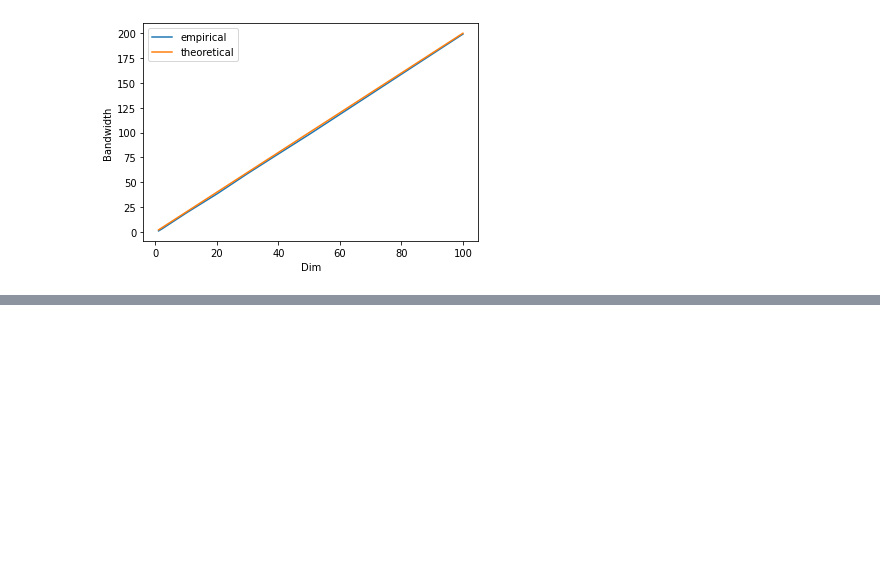
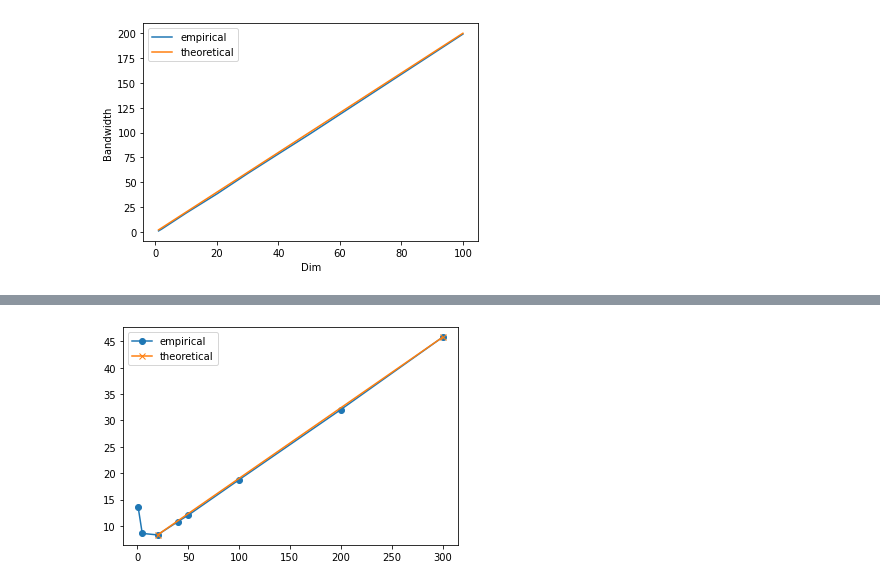
Before and after one commit to XingLLiu/u-stat-high-dim, a Jupyter notebook: scalability_with_dim.ipynb, the cells around one changed output, grey strips where cells are left out. Cells and saved outputs as stored; diff of their text form; code cells hidden in the pictures; blank space fills up the shorter version.

```diff
--- a/scalability_with_dim.ipynb
+++ b/scalability_with_dim.ipynb
@@ -147,4 +100,0 @@ def plot_ksd(dims, kernel_class, n):
-# %%
-tf.random.set_seed(1)
-dims = [1, 2, 5, 10, 20, 30, 40, 50, 60]
-ksd_empirical_list, ksd_theoretical_list, bandwidth_list = plot_ksd(dims, RBF, n=2000)
@@ -201,0 +256,7 @@ Text(0.5, 0, 'Dim')
+# %%
+tf.random.set_seed(2022)
+# dims = [1, 2, 5, 10, 20, 30, 40, 50, 100, 200, 300, 400, 500,]
+dims = [1, 5, 20, 40, 50, 100, 200, 300]
+
+res = repeat_compute_ksd(dims, RBF, n=4000, nreps=1, bandwidth_order=1., verbose=True)
+# res_over = repeat_compute_ksd(dims, RBF, n=4000, nreps=1, bandwidth_order=5., verbose=True)
@@ -201,0 +273,9 @@ Text(0.5, 0, 'Dim')
+# %%
+plt.plot(res["dim"], res["moment2_empirical"], marker="o", label="empirical")
+# plt.plot(res["dim"], res["moment2_theoretical"], marker="x", label="theoretical")
+res_dim = res["dim"].to_numpy()
+res_vals = res["moment2_empirical"].to_numpy()
+plt.plot([res_dim[2], res_dim[-1]], [res_vals[2], res_vals[-1]], marker="x", label="theoretical")
+_ = plt.legend()
+# %% [output]
+[figure, added]
```
Also changed, not shown: parts of 22 cells of this notebook, 3 other files.
